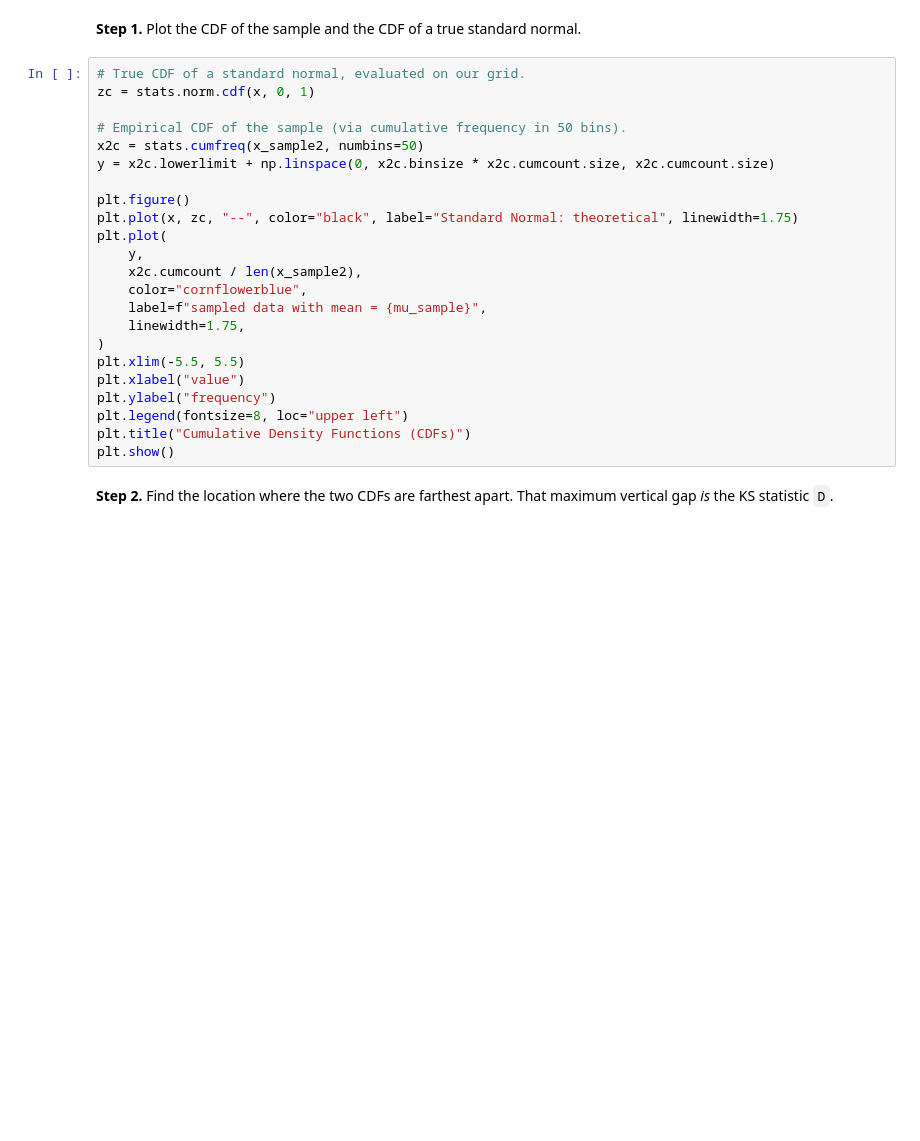
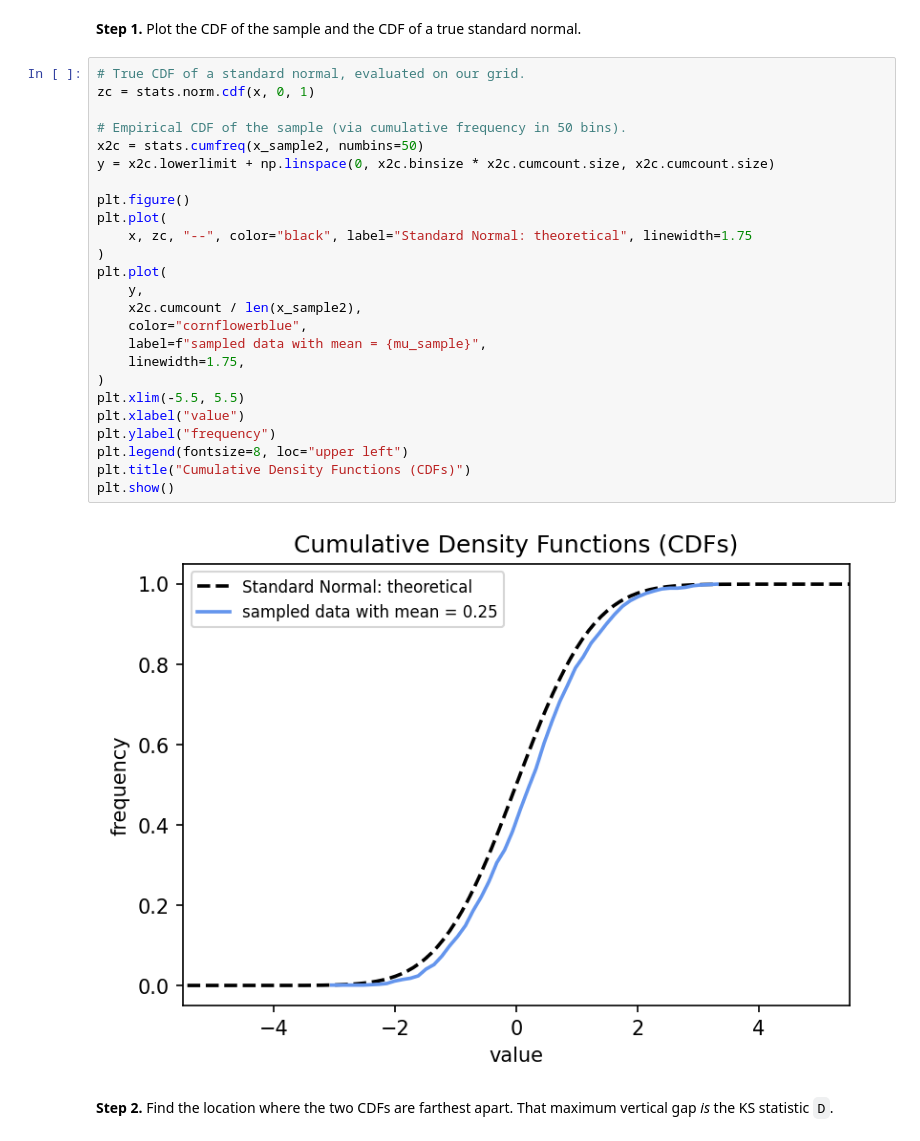
Before and after one commit to eabarnes1010/course_objective_analysis, a Jupyter notebook: code/ks_test.ipynb, the cells around one changed output. Saved outputs shown, nothing was run; the diff lists cells and outputs as text; blank space fills up the shorter version.

```diff
--- a/code/ks_test.ipynb
+++ b/code/ks_test.ipynb
@@ -140,26 +150,30 @@ plt.show()
 # %%
 # True CDF of a standard normal, evaluated on our grid.
 zc = stats.norm.cdf(x, 0, 1)
 
 # Empirical CDF of the sample (via cumulative frequency in 50 bins).
 x2c = stats.cumfreq(x_sample2, numbins=50)
 y = x2c.lowerlimit + np.linspace(0, x2c.binsize * x2c.cumcount.size, x2c.cumcount.size)
 
 plt.figure()
-plt.plot(x, zc, "--", color="black", label="Standard Normal: theoretical", linewidth=1.75)
+plt.plot(
+    x, zc, "--", color="black", label="Standard Normal: theoretical", linewidth=1.75
+)
 plt.plot(
     y,
     x2c.cumcount / len(x_sample2),
     color="cornflowerblue",
     label=f"sampled data with mean = {mu_sample}",
     linewidth=1.75,
 )
 plt.xlim(-5.5, 5.5)
 plt.xlabel("value")
 plt.ylabel("frequency")
 plt.legend(fontsize=8, loc="upper left")
 plt.title("Cumulative Density Functions (CDFs)")
 plt.show()
+# %% [output]
+[figure, added]
 # %% [markdown]
 **Step 2.** Find the location where the two CDFs are farthest apart. That maximum vertical gap *is* the KS statistic `D`.
 # %%
```
Also changed, not shown: parts of 7 cells of this notebook, 6 other files.
